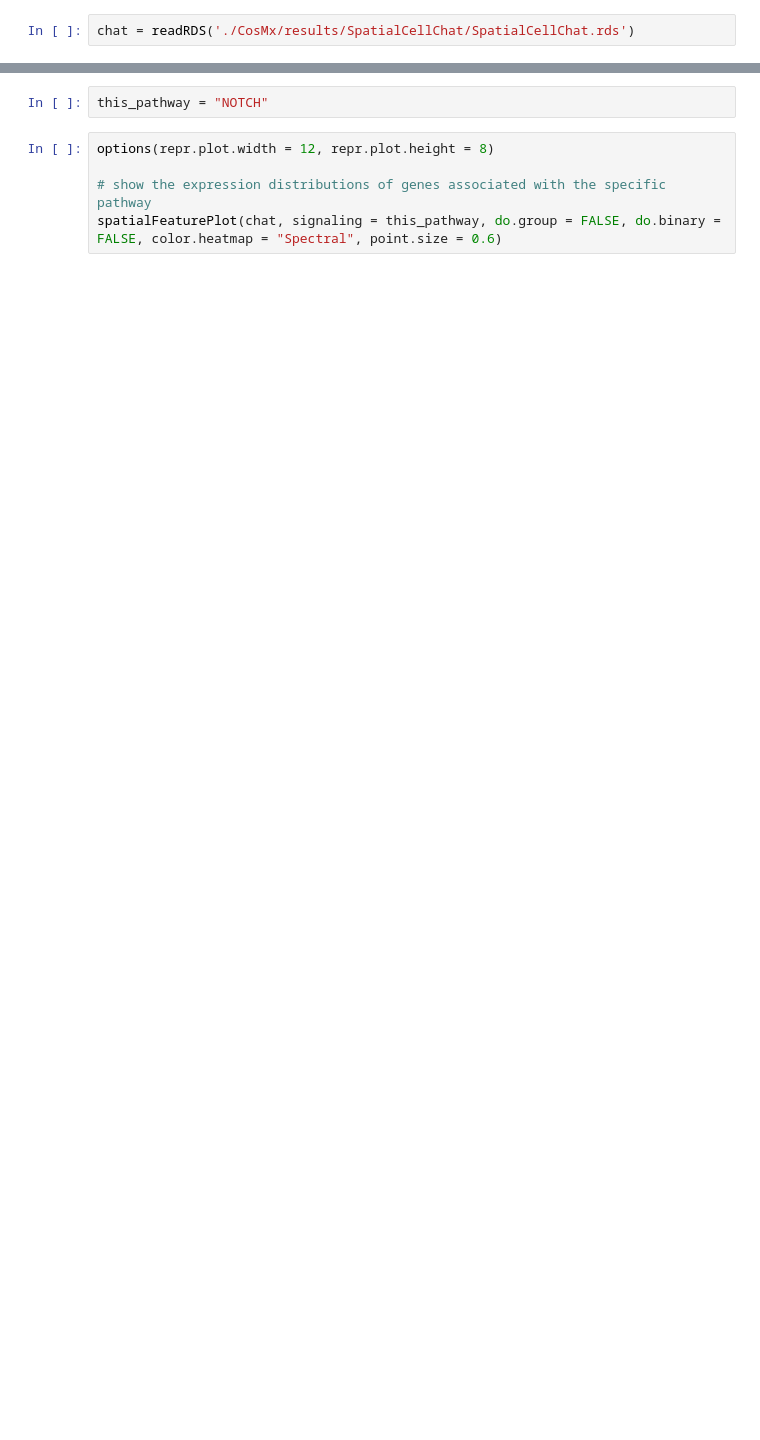
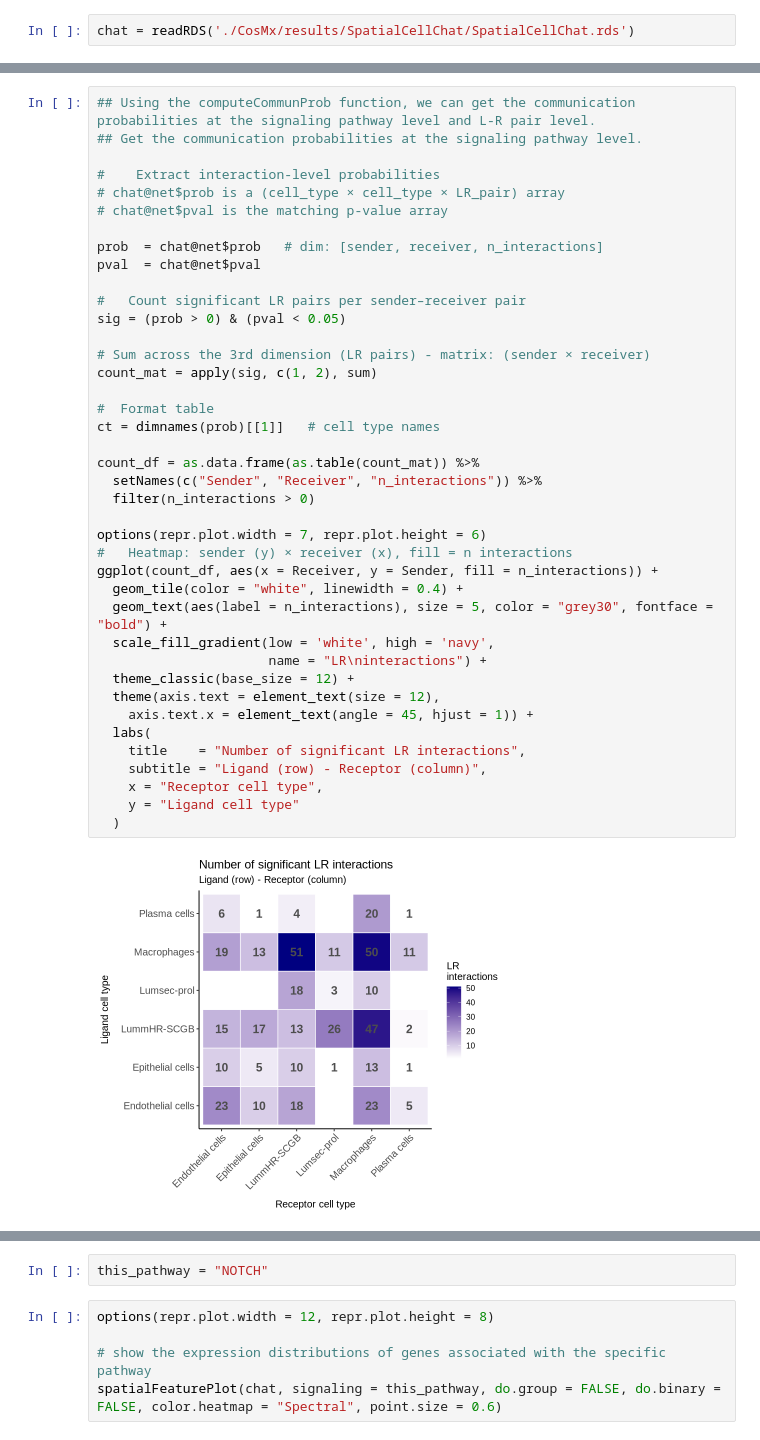
Before and after one commit to CRI-Biocore/Spatial_Transcriptomics_GeoMx_CosMx_2026, a Jupyter notebook: CosMx/codes/4_cosmx_spatial_cell_com.ipynb, the cells around one changed output, grey strips where cells are left out. Saved outputs shown, nothing was run; the diff lists cells and outputs as text; blank space fills up the shorter version.

```diff
--- a/CosMx/codes/4_cosmx_spatial_cell_com.ipynb
+++ b/CosMx/codes/4_cosmx_spatial_cell_com.ipynb
@@ -357,0 +385,42 @@ chat@netP$pathways
+# %%
+## Using the computeCommunProb function, we can get the communication probabilities at the signaling pathway level and L-R pair level.
+## Get the communication probabilities at the signaling pathway level.
+
+#    Extract interaction-level probabilities
+# chat@net$prob is a (cell_type × cell_type × LR_pair) array
+# chat@net$pval is the matching p-value array
+
+prob  = chat@net$prob   # dim: [sender, receiver, n_interactions]
+pval  = chat@net$pval
+
+#   Count significant LR pairs per sender–receiver pair
+sig = (prob > 0) & (pval < 0.05)
+
+# Sum across the 3rd dimension (LR pairs) - matrix: (sender × receiver)
+count_mat = apply(sig, c(1, 2), sum)
+
+#  Format table
+ct = dimnames(prob)[[1]]   # cell type names
+
+count_df = as.data.frame(as.table(count_mat)) %>%
+  setNames(c("Sender", "Receiver", "n_interactions")) %>%
+  filter(n_interactions > 0)
+
+options(repr.plot.width = 7, repr.plot.height = 6)
+#   Heatmap: sender (y) × receiver (x), fill = n interactions
+ggplot(count_df, aes(x = Receiver, y = Sender, fill = n_interactions)) +
+  geom_tile(color = "white", linewidth = 0.4) +
+  geom_text(aes(label = n_interactions), size = 5, color = "grey30", fontface = "bold") +
+  scale_fill_gradient(low = 'white', high = 'navy',
+                      name = "LR\ninteractions") +
+  theme_classic(base_size = 12) +
+  theme(axis.text = element_text(size = 12),
+    axis.text.x = element_text(angle = 45, hjust = 1)) +
+  labs(
+    title    = "Number of significant LR interactions",
+    subtitle = "Ligand (row) - Receptor (column)",
+    x = "Receptor cell type",
+    y = "Ligand cell type"
+  )
+# %% [output]
+[figure, added]
```
Also changed, not shown: parts of 30 cells of this notebook, 3 other files.
